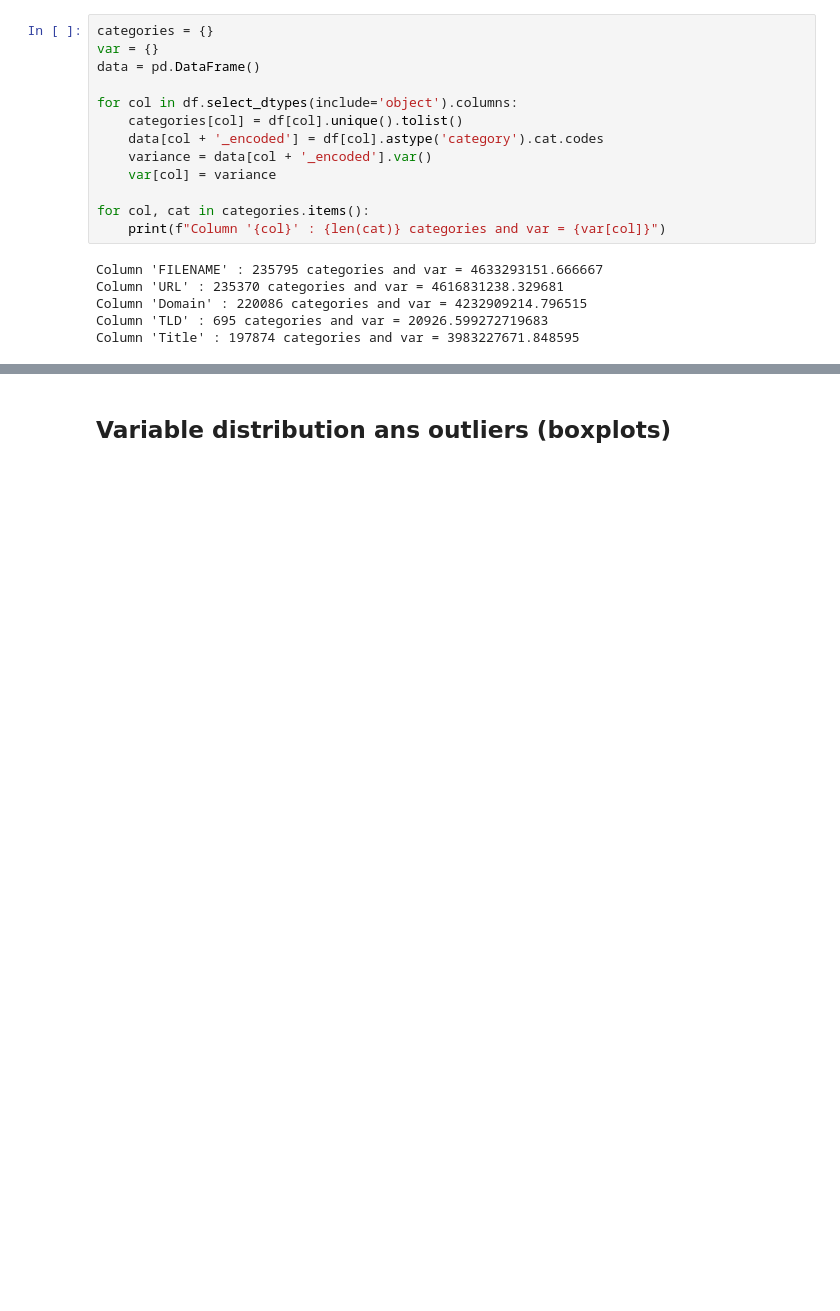
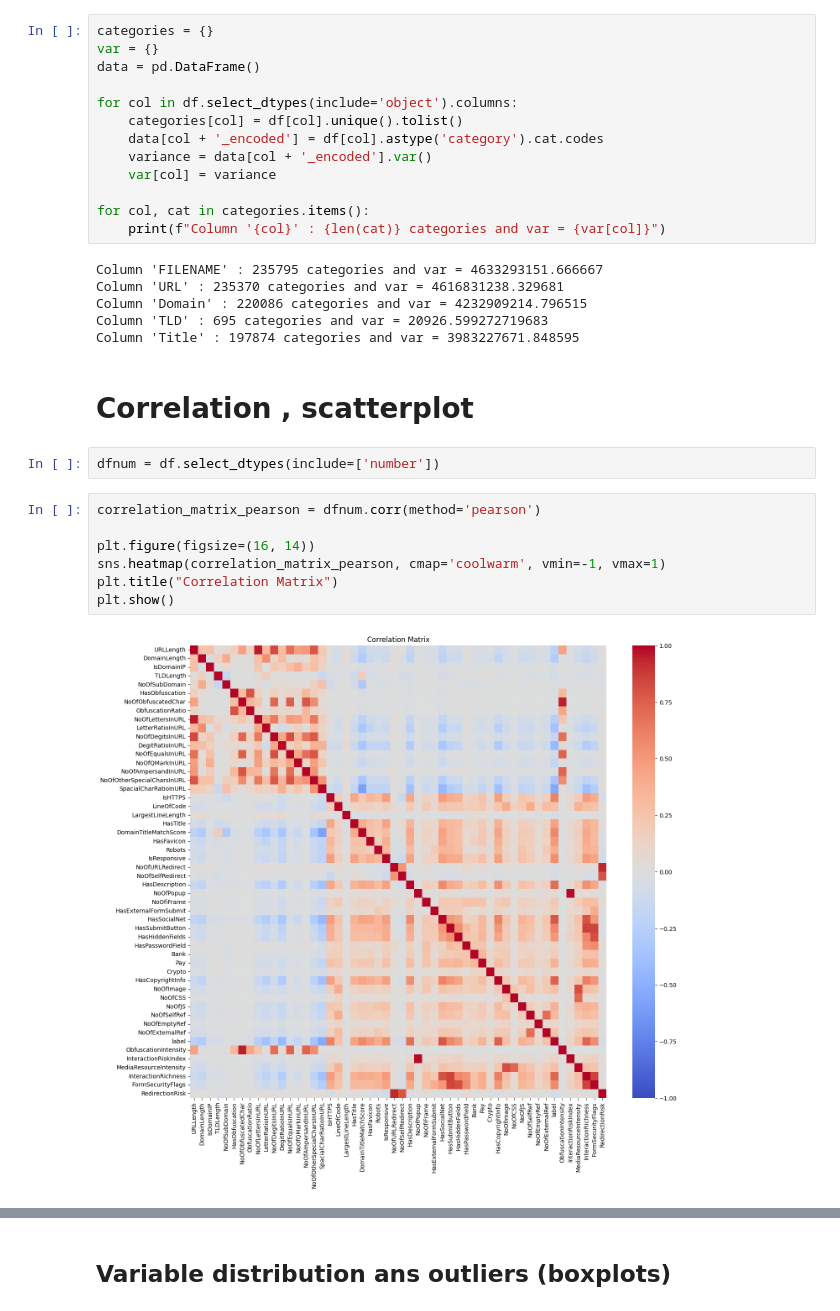
Before and after one commit to mathildadmbl/challenge2, a Jupyter notebook: challenge_2.ipynb, the cells around one changed output, grey strips where cells are left out. Saved outputs shown, nothing was run; the diff lists cells and outputs as text; blank space fills up the shorter version.

```diff
--- a/challenge_2.ipynb
+++ b/challenge_2.ipynb
@@ -118,3 +112,16 @@ Column 'URL' : 235370 categories and var = 4616831238.329681
 Column 'Domain' : 220086 categories and var = 4232909214.796515
 Column 'TLD' : 695 categories and var = 20926.599272719683
 Column 'Title' : 197874 categories and var = 3983227671.848595
+# %% [markdown]
+# Correlation , scatterplot
+# %%
+dfnum = df.select_dtypes(include=['number'])
+# %%
+correlation_matrix_pearson = dfnum.corr(method='pearson')
+
+plt.figure(figsize=(16, 14))
+sns.heatmap(correlation_matrix_pearson, cmap='coolwarm', vmin=-1, vmax=1)
+plt.title("Correlation Matrix")
+plt.show()
+# %% [output]
+[figure, added]
```
Also changed, not shown: parts of 3 cells of this notebook.
